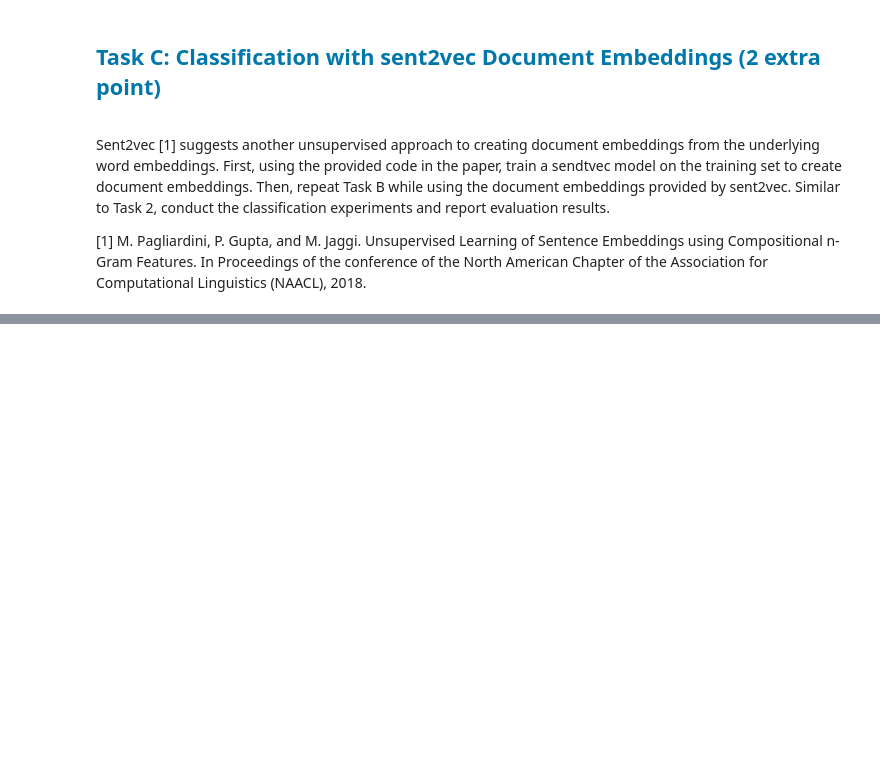
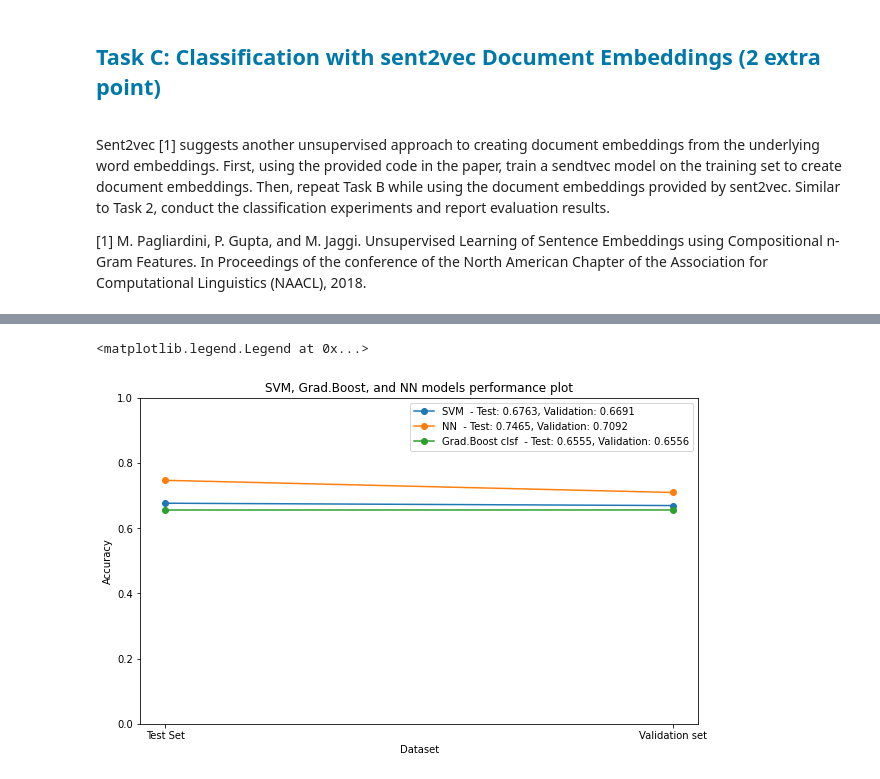
Before and after one commit to ozoin/NLP_Project, a Jupyter notebook: Assignment2.ipynb, the cells around one changed output, grey strips where cells are left out. Saved outputs shown, nothing was run; the diff lists cells and outputs as text; code cells hidden in the pictures; blank space fills up the shorter version.

```diff
--- a/Assignment2.ipynb
+++ b/Assignment2.ipynb
@@ -812,0 +991,7 @@ Sent2vec [1] suggests another unsupervised approach to creating document embeddi
+# %%
+classifier = svm.SVC(C=10,gamma=0.1,kernel="rbf")
+result_embed_sent2vec["SVM"] = list(train_classifier(classifier,X_train_new,y_train,X_test_new,y_test,X_val_new,y_val))
+
+
+dt_classifier = GradientBoostingClassifier(learning_rate=0.1, n_estimators=120)
+result_embed_sent2vec["Grad.Boost clsf"] = list(train_classifier(dt_classifier,X_train_new,y_train,X_test_new,y_test,X_val_new,y_val))
@@ -812,0 +1013,16 @@ Sent2vec [1] suggests another unsupervised approach to creating document embeddi
+# %%
+fig, ax = plt.subplots(figsize=(10, 6))
+
+for key, value in result_embed_sent2vec.items():
+    label = f"{key}  - Test: {value[0]:.4f}, Validation: {value[1]:.4f}"
+    ax.plot(['Test Set', 'Validation set'], value, label=label, marker='o')
+
+
+ax.set_title('SVM, Grad.Boost, and NN models performance plot')
+ax.set_ylabel('Accuracy')
+ax.set_xlabel('Dataset')
+ax.set_ylim(0, 1)
+ax.legend()
+# %% [output]
+<matplotlib.legend.Legend at 0x...>
+[figure, added]
```
Also changed, not shown: parts of 45 cells of this notebook.
